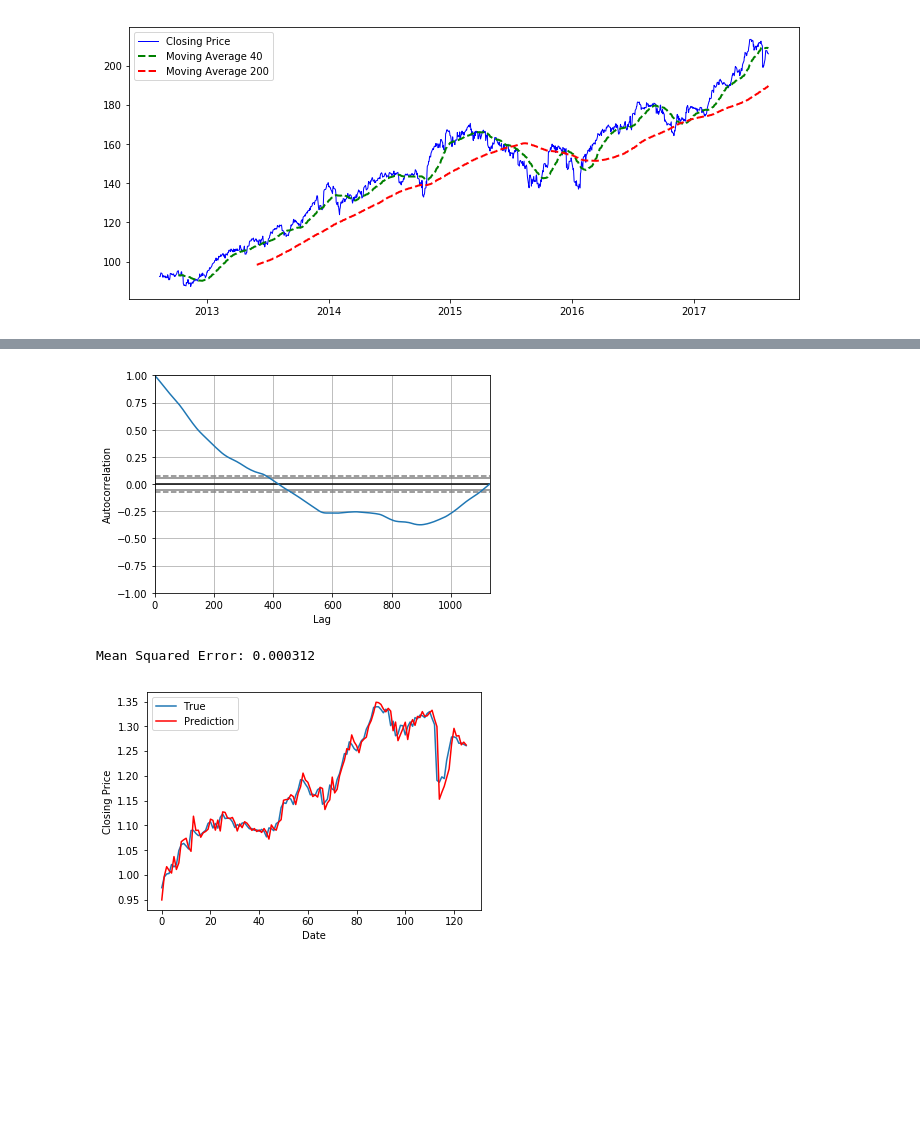
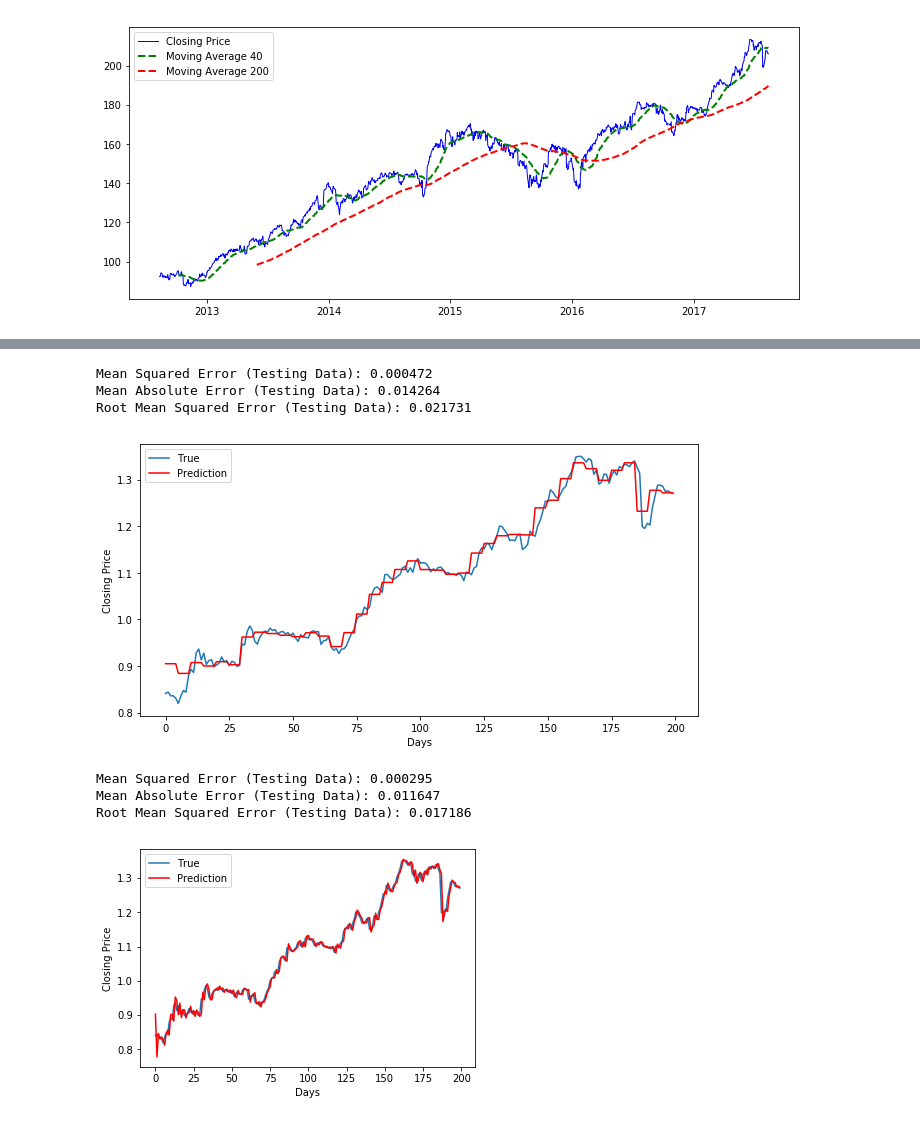
Before and after one commit to angelomenezes/Data_Science_for_Finance, a Jupyter notebook: src/exploring_s&p_500/exploring_s&p500_stocks.ipynb, the cells around one changed output, grey strips where cells are left out. Saved outputs shown, nothing was run; the diff lists cells and outputs as text; code cells hidden in the pictures; blank space fills up the shorter version.

Commit message:
horizon prediction implemented

```diff
--- a/src/exploring_s&p_500/exploring_s&p500_stocks.ipynb
+++ b/src/exploring_s&p_500/exploring_s&p500_stocks.ipynb
@@ -191,8 +199,8 @@ plt.legend()
 # Let's apply some models to predict closing prices
 # Total of samples = 1257
 
-training_size = int(closing_price.shape[0]*0.9)
-#training_size = 1000
+#training_size = int(closing_price.shape[0]*0.9)
+training_size = 1057
 
 train_data = np.array(closing_price[:training_size])
 test_data = np.array(closing_price[training_size:])
@@ -347,47 +427,92 @@ Mean Squared Error (Testing Data): 0.000428
+# %%
+# Exponential Smoothing Average - Prediction of the "Future" with testing points (Horizon = 5)
+
+smoothing_constant = 0.2
+
+Horizon = 5
+Actual = [train_data[-1:]]
+horizon_predicted = list()
+counter = 0
+last_prediction = float(train_data[-1:])
+
+for _ in range(int(len(test_data)/Horizon)):
+    for i in range(Horizon):
+        last_prediction = last_prediction * smoothing_constant + (1.0 - smoothing_constant) * Actual[-1]
+        Actual.append(last_prediction)
+        horizon_predicted.append(last_prediction)
+        counter = counter + 1
+
+    Actual = Actual[:-Horizon]
+    [Actual.append(term) for term in test_data[counter:counter+Horizon]]
+
+MSE = mean_squared_error(test_data, horizon_predicted)
+MAE = mean_absolute_error(test_data, horizon_predicted)
+RMSE = np.sqrt(MSE)
+
+print('Mean Squared Error (Testing Data): %.6f' % MSE)
+print('Mean Absolute Error (Testing Data): %.6f' % MAE)
+print('Root Mean Squared Error (Testing Data): %.6f' % RMSE)
+
+plt.figure(figsize = (10,5))
+plt.plot(test_data, label='True')
+plt.plot(horizon_predicted, color='red', label='Prediction')
+plt.xlabel('Days')
+plt.ylabel('Closing Price')
+plt.legend(fontsize=10)
+plt.show()
+# %% [output]
+Mean Squared Error (Testing Data): 0.000472
+Mean Absolute Error (Testing Data): 0.014264
+Root Mean Squared Error (Testing Data): 0.021731
+[figure, added]
 # %%
-# ARIMA
+# ARIMA (Horizon = 1)
+
+
 # Parameters
 # p: The number of lag observations included in the model, also called the lag order.
 # d: The number of times that the raw observations are differenced, also called the degree of differencing.
 # q: The size of the moving average window, also called the order of moving average.
-# -> Follow the Box-Jenkins Methodology.
+# -> Follow the Box-Jenkins Methodology to find optimal parameters.
 
 from statsmodels.tsa.arima_model import ARIMA
 from sklearn.metrics import mean_squared_error
 
-pd.plotting.autocorrelation_plot(pd.DataFrame(train_data))
-plt.show()
+#pd.plotting.autocorrelation_plot(pd.DataFrame(train_data))
+#plt.show()
 
 #Function that calls ARIMA model to fit and forecast the data
 def StartARIMAForecasting(Actual, P, D, Q):
     model = ARIMA(Actual, order=(P, D, Q))
     model_fit = model.fit(disp=0)
     prediction = model_fit.forecast()[0]
     return prediction
 
 Actual = [x for x in train_data]
 predictions = list()
 
 for timepoint in range(len(test_data)):
     ActualValue =  test_data[timepoint]
-    #forecast value
-    Prediction = StartARIMAForecasting(Actual, 5,1,0)
-    #print('Actual=%f, Predicted=%f' % (ActualValue, Prediction))
-    #add it in the list
+    Prediction = StartARIMAForecasting(Actual, 1,1,0)
     predictions.append(Prediction)
     Actual.append(ActualValue)
 
-#Print MSE to see how good the model is
-Error = mean_squared_error(test_data, predictions)
-print('Mean Squared Error: %.6f' % Error)
+MSE = mean_squared_error(test_data, predictions)
+MAE = mean_absolute_error(test_data, predictions)
+RMSE = np.sqrt(MSE)
+
+print('Mean Squared Error (Testing Data): %.6f' % MSE)
+print('Mean Absolute Error (Testing Data): %.6f' % MAE)
+print('Root Mean Squared Error (Testing Data): %.6f' % RMSE)
 
 plt.plot(test_data, label='True')
 plt.plot(predictions, color='red', label='Prediction')
-plt.xlabel('Date')
+plt.xlabel('Days')
 plt.ylabel('Closing Price')
 plt.legend(fontsize=10)
 plt.show()
 # %% [output]
+Mean Squared Error (Testing Data): 0.000295
+Mean Absolute Error (Testing Data): 0.011647
+Root Mean Squared Error (Testing Data): 0.017186
-[figure, old version]
+[figure, new version]
-Mean Squared Error: 0.000312
-[figure, removed]
```
Also changed, not shown: parts of 9 cells of this notebook.
